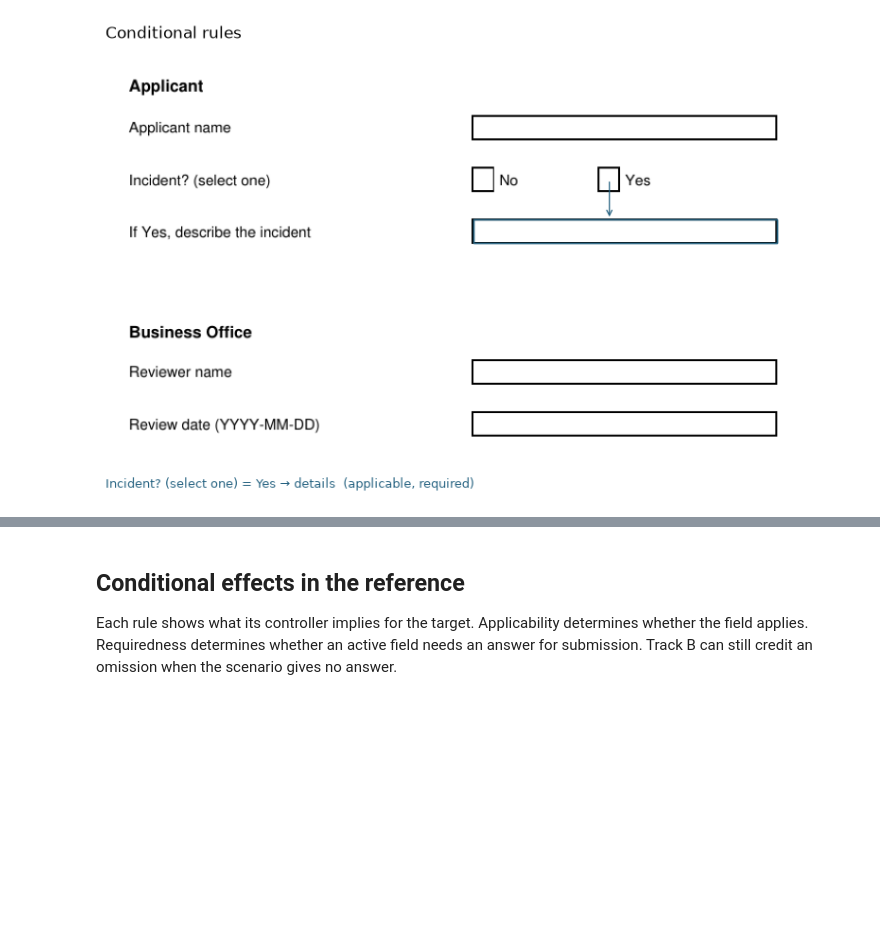
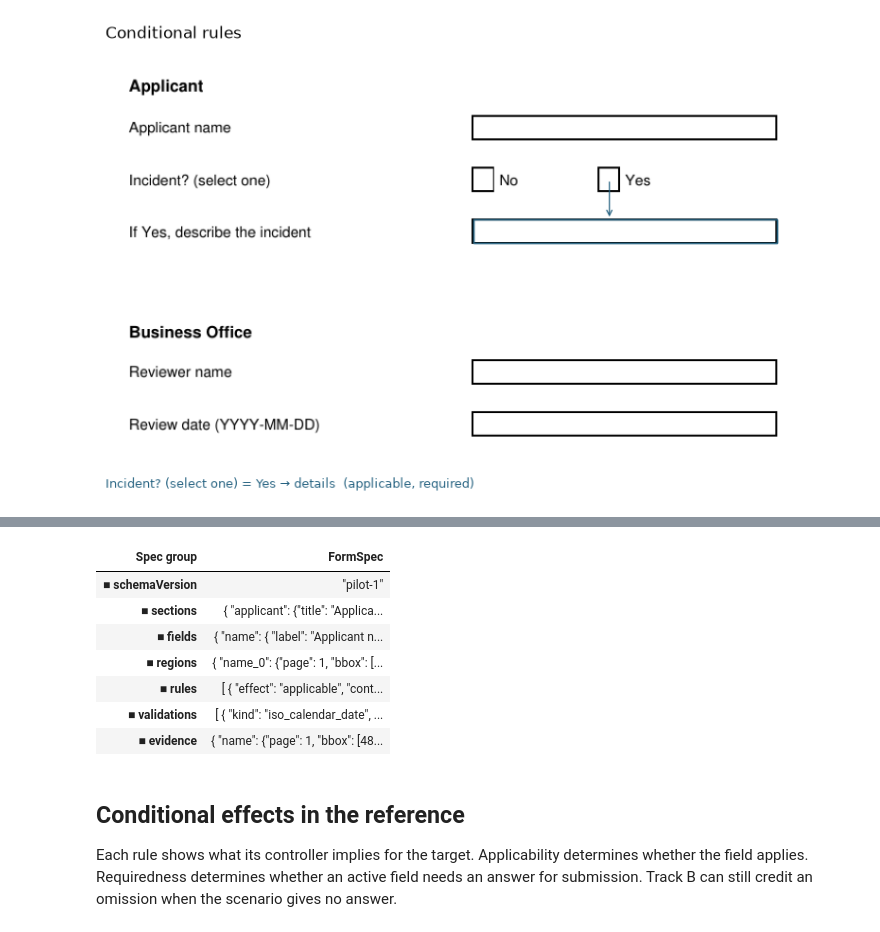
Before and after one commit to globalforms/metric-pilot, a Jupyter notebook: GlobalForms-metric-pilot.ipynb, the cells around one changed output, grey strips where cells are left out. Drawn from its saved outputs; the diff is of its cells as text; code cells hidden in the pictures; blank space fills up the shorter version.

```diff
--- a/GlobalForms-metric-pilot.ipynb
+++ b/GlobalForms-metric-pilot.ipynb
@@ -41,3 +69,14 @@ plt.show()
+# %%
+review_spec
+# %% [output]
+| Spec group | FormSpec |
+| ■ schemaVersion | "pilot-1" |
+| ■ sections | { "applicant": {"title": "Applica... |
+| ■ fields | { "name": { "label": "Applicant n... |
+| ■ regions | { "name_0": {"page": 1, "bbox": [... |
+| ■ rules | [ { "effect": "applicable", "cont... |
+| ■ validations | [ { "kind": "iso_calendar_date", ... |
+| ■ evidence | { "name": {"page": 1, "bbox": [48... |
 # %% [markdown]
 ## Conditional effects in the reference
 
```
Also changed, not shown: parts of 7 cells of this notebook, 8 other files.
